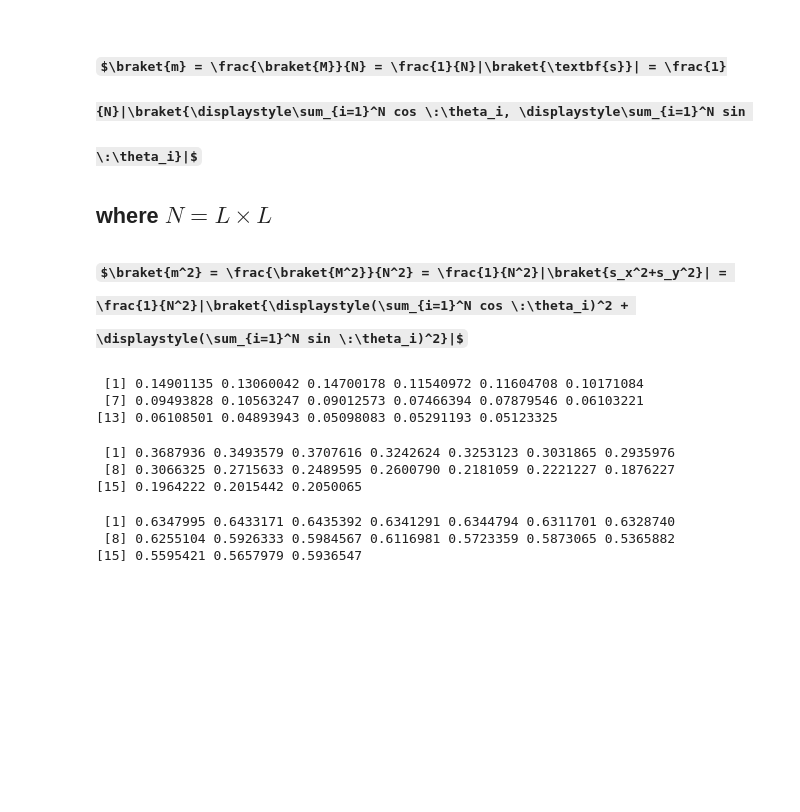
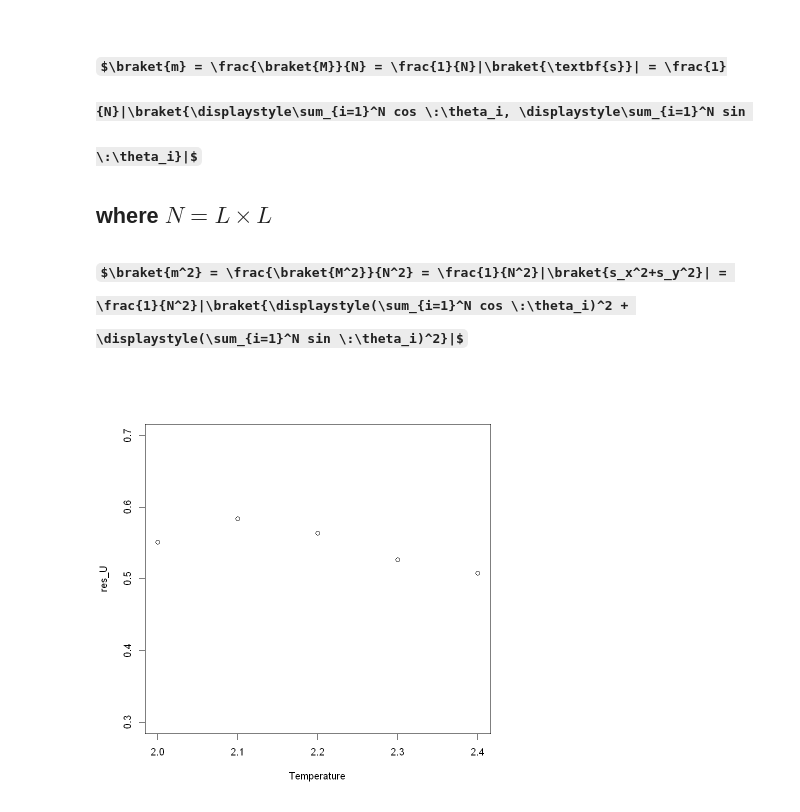
Before and after one commit to RiccardoTancredi/PerCoolAction, a Jupyter notebook: XY model/XY_model 1D.ipynb, the cells around one changed output. Cells and saved outputs as stored; diff of their text form; code cells hidden in the pictures; some formulas as TeX source; blank space fills up the shorter version.

Commit message:
Updates of WS network functioning

```diff
--- a/XY model/XY_model 1D.ipynb
+++ b/XY model/XY_model 1D.ipynb
@@ -105,32 +124,31 @@ get_specific_heat <- function(all_H, T){
 }
 # %%
-NN <- c(100)#, 225, 400)#, 400, 1600, 3200)
-Temperature <- seq(2, 2.4, 0.025)
+N <- 100    #, 225, 400)#, 400, 1600, 3200)
+Temperature <- seq(2, 2.4, 0.05)
 # probs <- seq(0, 1, 0.1)
 p <- 0.2
-runs <- 1:100
+runs <- 1:1000
 iter_per_step <- 1:1000
-m <- c(); m.2 <- c(); m.4 <- c()
-specific_heat <- c()
-for (N in NN){
-    g <- sample_smallworld(dim = dim, size = N, nei = nei, p = p, loops = FALSE, multiple = FALSE)
-    mat <- get.adjlist(g)
-    angles.samples <- runif(n = vcount(g), min = -pi, max = pi)
+network_realization <- 100
+heats <- c(); U.N.T <- c()
+for (n in 1:network_realization){
+    m <- c(); m.2 <- c(); m.4 <- c()
+    specific_heat <- c()
+
+    mat <- create_WS_network(dim = dim, size = N, nei = nei, p = p)
+    angles.samples <- runif(n = N, min = -pi, max = pi)
+
+    result <- H_matrix_calc(N = N, mat = mat, angles.samples = angles.samples)
+    H_matrix <- result$H; co <- result$co; si <- result$si
+    H <- sum(H_matrix)/2
+
     for (T in Temperature){
         magn <- c(); all_H <- c(); m_squared <- c(); m_fourth <- c()
-        result <- H_matrix_calc(N = N, mat = mat, angles.samples = angles.samples)
-        H_matrix <- result$H; co <- result$co; si <- result$si
-        # magn <- append(magn, norm(c(co, si), type="2"))
-        H <- sum(H_matrix)/2
-        # all_H <- append(all_H, H)
         for (run in runs){
             for (iter in iter_per_step){
                 res <- compute_delta_H(N, mat, angles.samples, T, H)
                 angles.samples <- res$angles.samples; H <- res$H
             }
-            # result <- H_matrix_calc(N = N, mat = mat, angles.samples = angles.samples)
-            # H_matrix <- result$H; co <- result$co; si <- result$si
-            # H <- sum(H_matrix)/2
             co <- mean(cos(angles.samples))
             si <- mean(sin(angles.samples))
             all_H <- append(all_H, H)
@@ -152,23 +170,6 @@ for (N in NN){
         m.2 <- append(m.2, mean(m_squared))
         m.4 <- append(m.4, mean(m_fourth))
     }
+    U.N.T <- append(U.N.T, 1 - m.4/(3*(m.2^2)))
+    heats <- append(heats, specific_heat)
 }
-U.N.T <- 1 - m.4/(3*(m.2^2))
-# %%
-m.4
-# %% [output]
- [1] 0.14901135 0.13060042 0.14700178 0.11540972 0.11604708 0.10171084
- [7] 0.09493828 0.10563247 0.09012573 0.07466394 0.07879546 0.06103221
-[13] 0.06108501 0.04893943 0.05098083 0.05291193 0.05123325
-# %%
-m.2
-# %% [output]
- [1] 0.3687936 0.3493579 0.3707616 0.3242624 0.3253123 0.3031865 0.2935976
- [8] 0.3066325 0.2715633 0.2489595 0.2600790 0.2181059 0.2221227 0.1876227
-[15] 0.1964222 0.2015442 0.2050065
-# %%
-U.N.T
-# %% [output]
- [1] 0.6347995 0.6433171 0.6435392 0.6341291 0.6344794 0.6311701 0.6328740
- [8] 0.6255104 0.5926333 0.5984567 0.6116981 0.5723359 0.5873065 0.5365882
-[15] 0.5595421 0.5657979 0.5936547
@@ -175 +183,5 @@ U.N.T
+# %%
+plot(Temperature, res_U, ylim=c(0.3,0.7))
+# %% [output]
+[figure, added]
 # %%
```
Also changed, not shown: parts of 17 cells of this notebook, 9 other files.
